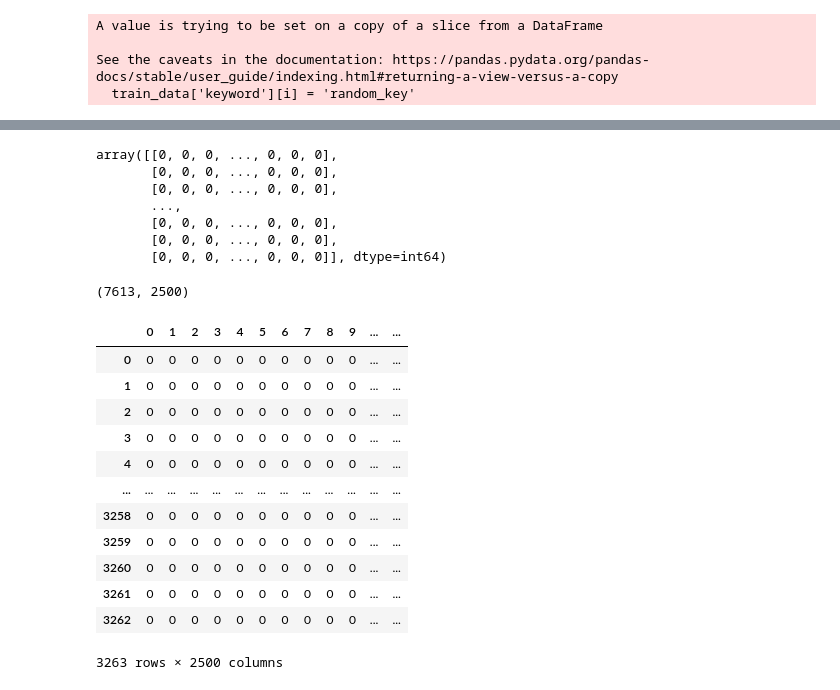
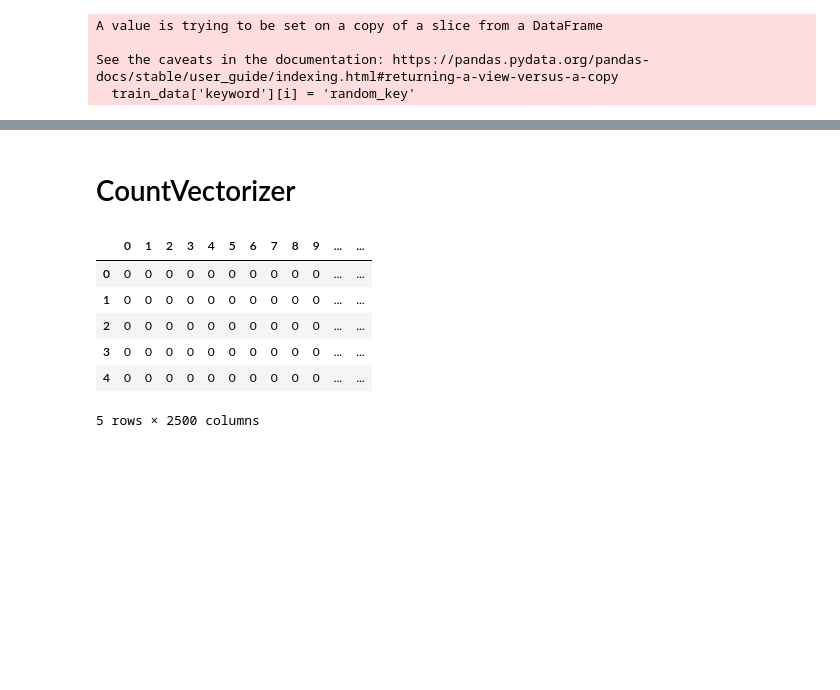
Before and after one commit to vviveks/NLP_Disaster_Tweets, a Jupyter notebook: Disaster Tweets.ipynb, the cells around one changed output, grey strips where cells are left out. Saved outputs shown, nothing was run; the diff lists cells and outputs as text; code cells hidden in the pictures; blank space fills up the shorter version.

```diff
--- a/Disaster Tweets.ipynb
+++ b/Disaster Tweets.ipynb
@@ -108,2 +127,2 @@ train_data.keyword.isnull().sum()
 # %%
-val_keys = train_data.keyword.value_counts().sort_values()
+val_keys = train_data.keyword.unique()
@@ -110,13 +131,19 @@ val_keys = train_data.keyword.value_counts().sort_values()
 # %%
 for i,j in train_data['keyword'].iteritems():
-    if(not j in val_keys.index):
+    if(not j in val_keys):
         train_data['keyword'][i] = 'random_key'
-
-for i,j in test_data['keyword'].iteritems():
-    if(not j in val_keys.index):
-        test_data['keyword'][i] = 'random_key'
 # %% [output]
 A value is trying to be set on a copy of a slice from a DataFrame
 
 See the caveats in the documentation: https://pandas.pydata.org/pandas-docs/stable/user_guide/indexing.html#returning-a-view-versus-a-copy
   train_data['keyword'][i] = 'random_key'
+# %%
+ps = PorterStemmer()
+for i in range(0, train_data.shape[0]):
+    review = re.sub('[^a-zA-Z]', ' ', train_data['keyword'][i])
+    review = review.lower()
+    review = review.split()
+
+    review = [ps.stem(word) for word in review if not word in stopwords.words('english')]
+    review = ' '.join(review)
+    train_data['keyword'][i] = review
@@ -145,4 +177,16 @@ for i in range(0, test_data.shape[0]):
+# %% [markdown]
+# CountVectorizer
 # %%
-from sklearn.feature_extraction.text import CountVectorizer
-cv = CountVectorizer(max_features=2500)
+# Implementing Bag of words model
+cv = CountVectorizer(max_features=2500, ngram_range=(2, 2))
 X = cv.fit_transform(corpus).toarray()
+X = pd.DataFrame(X)
+X.head()
+# %% [output]
+|  | 0 | 1 | 2 | 3 | 4 | 5 | 6 | 7 | 8 | 9 | ... | ... |
+| 0 | 0 | 0 | 0 | 0 | 0 | 0 | 0 | 0 | 0 | 0 | ... | ... |
+| 1 | 0 | 0 | 0 | 0 | 0 | 0 | 0 | 0 | 0 | 0 | ... | ... |
+| 2 | 0 | 0 | 0 | 0 | 0 | 0 | 0 | 0 | 0 | 0 | ... | ... |
+| 3 | 0 | 0 | 0 | 0 | 0 | 0 | 0 | 0 | 0 | 0 | ... | ... |
+| 4 | 0 | 0 | 0 | 0 | 0 | 0 | 0 | 0 | 0 | 0 | ... | ... |
+5 rows × 2500 columns
@@ -151,14 +192,0 @@ X_test = cv.transform(corpus_test).toarray()
-# %%
-X_test
-# %% [output]
-array([[0, 0, 0, ..., 0, 0, 0],
-       [0, 0, 0, ..., 0, 0, 0],
-       [0, 0, 0, ..., 0, 0, 0],
-       ...,
-       [0, 0, 0, ..., 0, 0, 0],
-       [0, 0, 0, ..., 0, 0, 0],
-       [0, 0, 0, ..., 0, 0, 0]], dtype=int64)
-# %%
-X.shape
-# %% [output]
-(7613, 2500)
@@ -169,16 +192,0 @@ X_test = pd.DataFrame(X_test)
-# %%
-X_test
-# %% [output]
-|  | 0 | 1 | 2 | 3 | 4 | 5 | 6 | 7 | 8 | 9 | ... | ... |
-| 0 | 0 | 0 | 0 | 0 | 0 | 0 | 0 | 0 | 0 | 0 | ... | ... |
-| 1 | 0 | 0 | 0 | 0 | 0 | 0 | 0 | 0 | 0 | 0 | ... | ... |
-| 2 | 0 | 0 | 0 | 0 | 0 | 0 | 0 | 0 | 0 | 0 | ... | ... |
-| 3 | 0 | 0 | 0 | 0 | 0 | 0 | 0 | 0 | 0 | 0 | ... | ... |
-| 4 | 0 | 0 | 0 | 0 | 0 | 0 | 0 | 0 | 0 | 0 | ... | ... |
-| ... | ... | ... | ... | ... | ... | ... | ... | ... | ... | ... | ... | ... |
-| 3258 | 0 | 0 | 0 | 0 | 0 | 0 | 0 | 0 | 0 | 0 | ... | ... |
-| 3259 | 0 | 0 | 0 | 0 | 0 | 0 | 0 | 0 | 0 | 0 | ... | ... |
-| 3260 | 0 | 0 | 0 | 0 | 0 | 0 | 0 | 0 | 0 | 0 | ... | ... |
-| 3261 | 0 | 0 | 0 | 0 | 0 | 0 | 0 | 0 | 0 | 0 | ... | ... |
-| 3262 | 0 | 0 | 0 | 0 | 0 | 0 | 0 | 0 | 0 | 0 | ... | ... |
-3263 rows × 2500 columns
```
Also changed, not shown: parts of 73 cells of this notebook.
